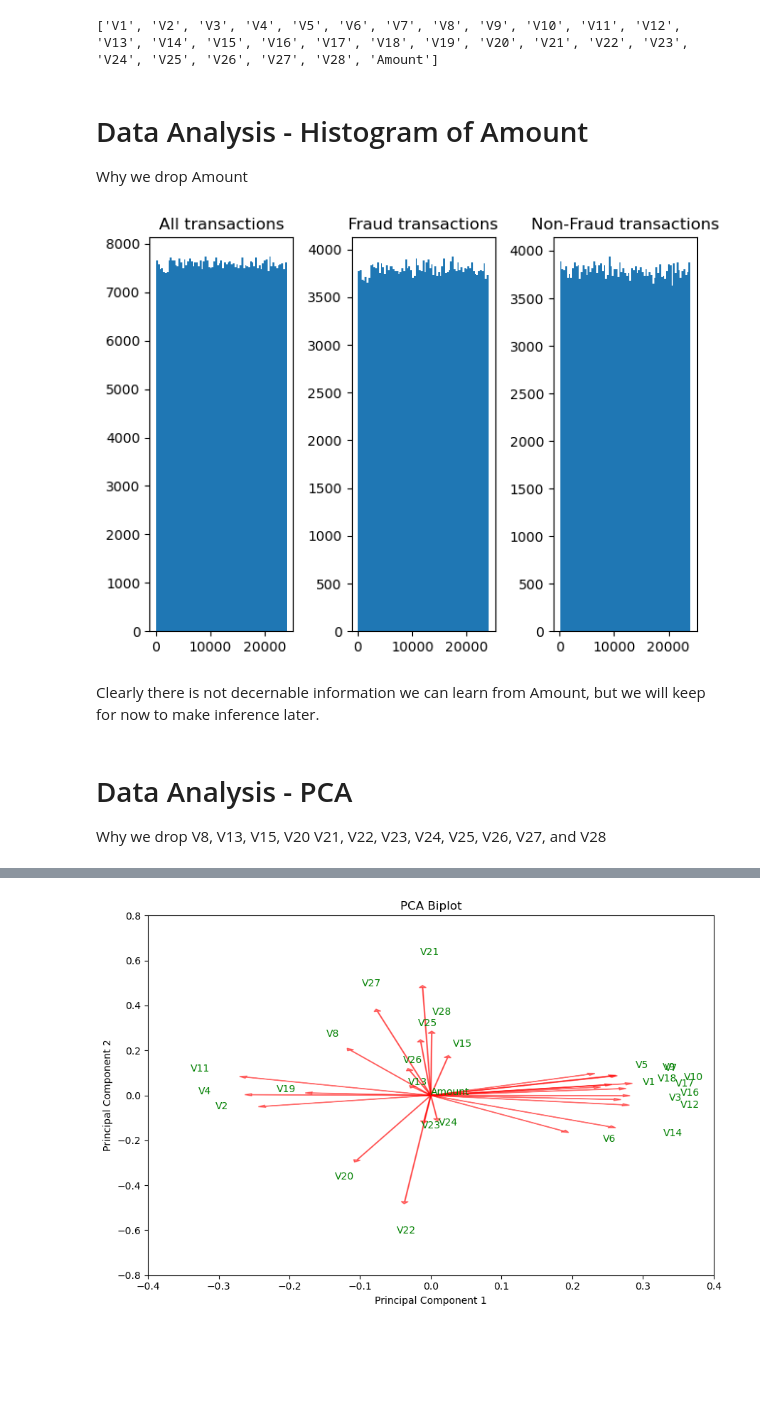
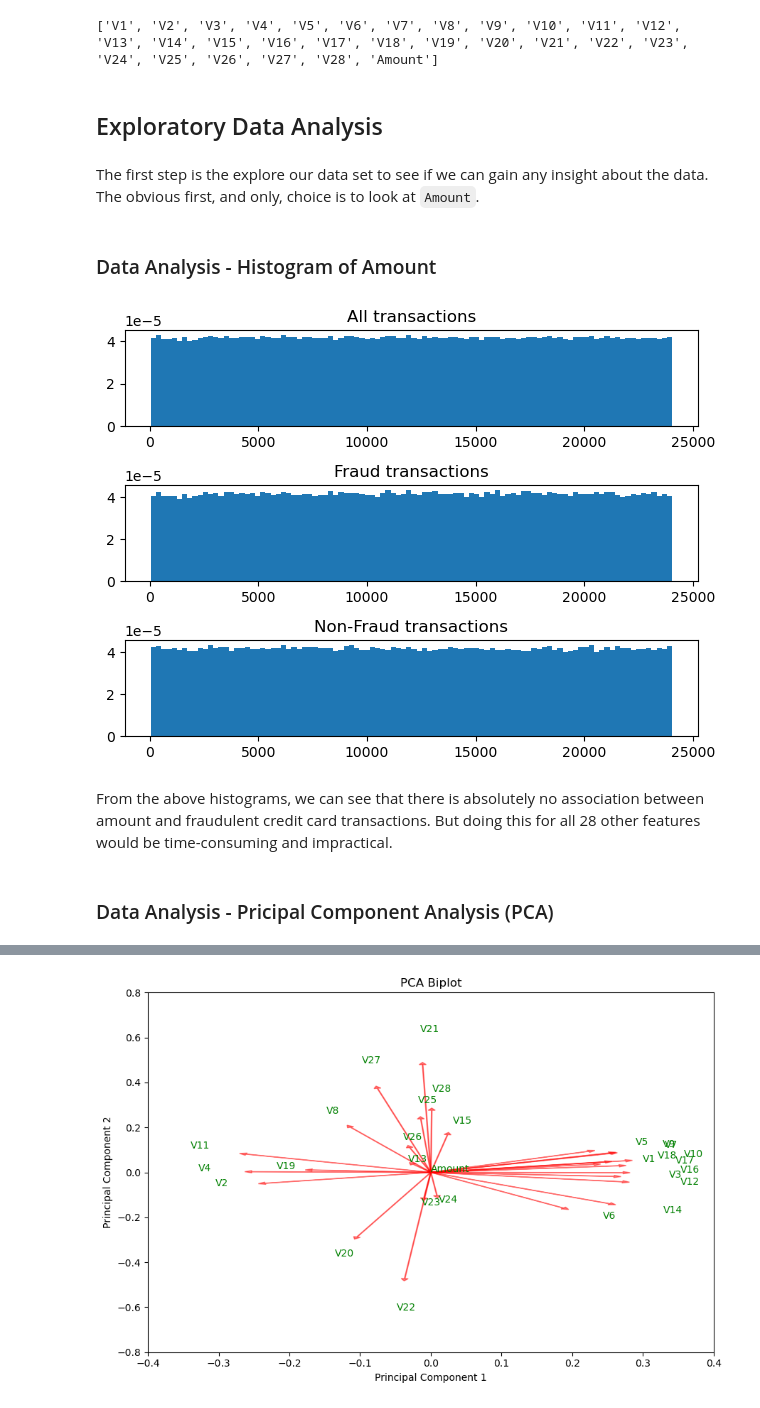
Before and after one commit to Branflakes333/Credit_Card_Fraud_Project, a Jupyter notebook: MATH_596_Project_Brandon_Miner_Konnor_Payne.ipynb, the cells around one changed output, grey strips where cells are left out. Cells and saved outputs as stored; diff of their text form; code cells hidden in the pictures; blank space fills up the shorter version.

```diff
--- a/MATH_596_Project_Brandon_Miner_Konnor_Payne.ipynb
+++ b/MATH_596_Project_Brandon_Miner_Konnor_Payne.ipynb
@@ -26,17 +32,17 @@ ccf.setup(df, 'Class')
 print(ccf.get_features())
 # %% [output]
 ['V1', 'V2', 'V3', 'V4', 'V5', 'V6', 'V7', 'V8', 'V9', 'V10', 'V11', 'V12', 'V13', 'V14', 'V15', 'V16', 'V17', 'V18', 'V19', 'V20', 'V21', 'V22', 'V23', 'V24', 'V25', 'V26', 'V27', 'V28', 'Amount']
+# %% [markdown]
+## Exploratory Data Analysis
+# %% [markdown]
+The first step is the explore our data set to see if we can gain any insight about the data. The obvious first, and only, choice is to look at `Amount`.
 # %% [markdown]
-# Data Analysis - Histogram of Amount
-
-Why we drop Amount
+### Data Analysis - Histogram of Amount
 # %%
-ccf.fraud_hist(75)
+ccf.fraud_hist(100)
 # %% [output]
-[figure, old version]
+[figure, new version]
-# %% [markdown]
-Clearly there is not decernable information we can learn from Amount, but we will keep for now to make inference later.
-# %% [markdown]
-# Data Analysis - PCA
-
-Why we drop V8, V13, V15, V20 V21, V22, V23, V24, V25, V26, V27, and V28
+# %% [markdown]
+From the above histograms, we can see that there is absolutely no association between amount and fraudulent credit card transactions. But doing this for all 28 other features would be time-consuming and impractical.
+# %% [markdown]
+### Data Analysis - Pricipal Component Analysis (PCA)
```
Also changed, not shown: parts of 27 cells of this notebook, 1 other file.
